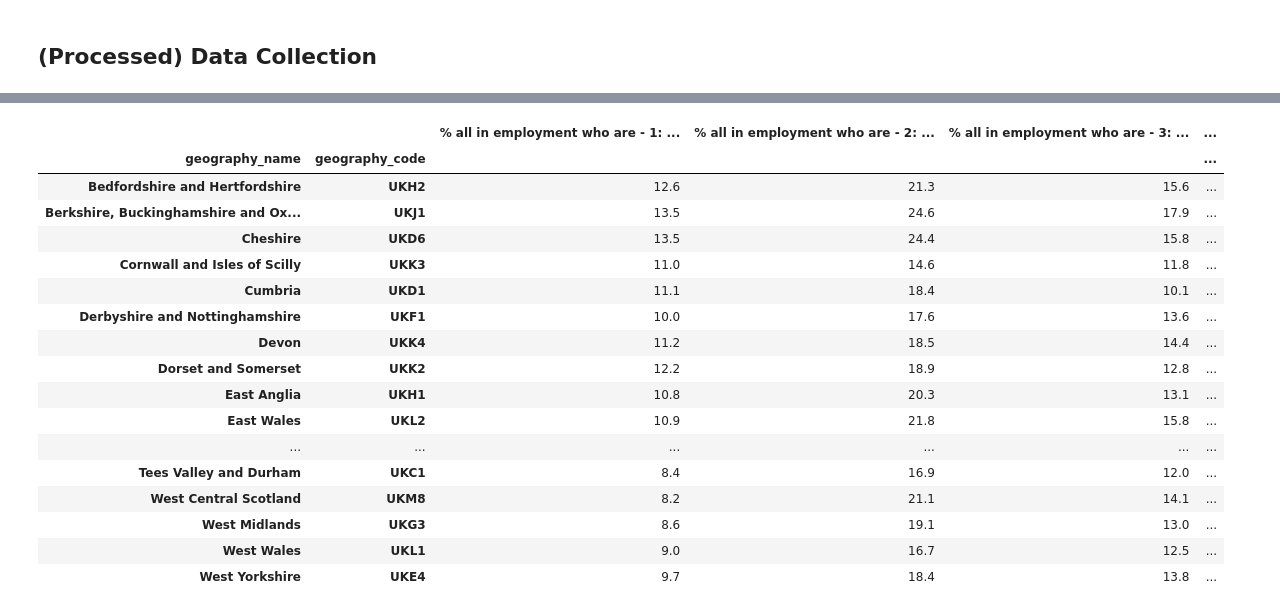
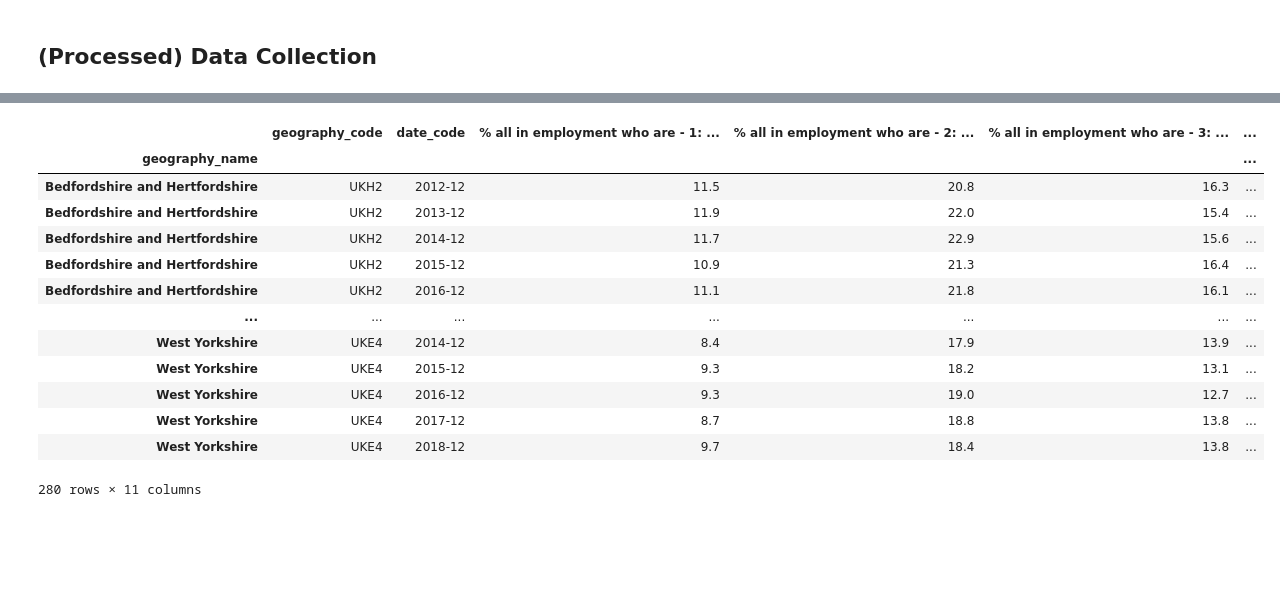
Before and after one commit to nestauk/beis-indicators, a Jupyter notebook: notebooks/dev/03_ao_aps_data.ipynb, the cells around one changed output, grey strips where cells are left out. Saved outputs shown, nothing was run; the diff lists cells and outputs as text; code cells hidden in the pictures; blank space fills up the shorter version.

```diff
--- a/notebooks/dev/03_ao_aps_data.ipynb
+++ b/notebooks/dev/03_ao_aps_data.ipynb
@@ -26,8 +26,8 @@ import matplotlib.pyplot as plt
 # %% [markdown]
 ## (Processed) Data Collection
 # %%
-data_edu = '/mnt/c/Users/aotubusen/Documents/DS Projects/nesta_beis/beis-indicators/data/processed/aps/8_11_2019_aps_tertiary_education_dec_2018_data.csv'
-data_occupations = '/mnt/c/Users/aotubusen/Documents/DS Projects/nesta_beis/beis-indicators/data/processed/aps/8_11_2019_aps_pro_occupations_dec_2018_data.csv'
+data_edu = '/mnt/c/Users/aotubusen/Documents/DS Projects/nesta_beis/beis-indicators/data/processed/aps/11_11_2019_aps_tertiary_education_data.csv'
+data_occupations = '/mnt/c/Users/aotubusen/Documents/DS Projects/nesta_beis/beis-indicators/data/processed/aps/11_11_2019_aps_pro_occupations_data.csv'
 # %%
 df_edu = pd.read_csv(data_edu)
 df_edu.set_index('geography_name', inplace=True)
@@ -67,23 +80,19 @@ df_edu.boxplot()
 # %%
 df_occ = pd.read_csv(data_occupations)
-df_occ.set_index(['geography_name', 'geography_code'], inplace=True)
+df_occ.set_index('geography_name', inplace=True)
 df_occ
 # %% [output]
-|  |  | % all in employment who are - 1: ... | % all in employment who are - 2: ... | % all in employment who are - 3: ... | ... |
-| geography_name | geography_code |  |  |  | ... |
-| Bedfordshire and Hertfordshire | UKH2 | 12.6 | 21.3 | 15.6 | ... |
-| Berkshire, Buckinghamshire and Ox... | UKJ1 | 13.5 | 24.6 | 17.9 | ... |
-| Cheshire | UKD6 | 13.5 | 24.4 | 15.8 | ... |
-| Cornwall and Isles of Scilly | UKK3 | 11.0 | 14.6 | 11.8 | ... |
-| Cumbria | UKD1 | 11.1 | 18.4 | 10.1 | ... |
-| Derbyshire and Nottinghamshire | UKF1 | 10.0 | 17.6 | 13.6 | ... |
-| Devon | UKK4 | 11.2 | 18.5 | 14.4 | ... |
-| Dorset and Somerset | UKK2 | 12.2 | 18.9 | 12.8 | ... |
-| East Anglia | UKH1 | 10.8 | 20.3 | 13.1 | ... |
-| East Wales | UKL2 | 10.9 | 21.8 | 15.8 | ... |
-| ... | ... | ... | ... | ... | ... |
-| Tees Valley and Durham | UKC1 | 8.4 | 16.9 | 12.0 | ... |
-| West Central Scotland | UKM8 | 8.2 | 21.1 | 14.1 | ... |
-| West Midlands | UKG3 | 8.6 | 19.1 | 13.0 | ... |
-| West Wales | UKL1 | 9.0 | 16.7 | 12.5 | ... |
-| West Yorkshire | UKE4 | 9.7 | 18.4 | 13.8 | ... |
+|  | geography_code | date_code | % all in employment who are - 1: ... | % all in employment who are - 2: ... | % all in employment who are - 3: ... | ... |
+| geography_name |  |  |  |  |  | ... |
+| Bedfordshire and Hertfordshire | UKH2 | 2012-12 | 11.5 | 20.8 | 16.3 | ... |
+| Bedfordshire and Hertfordshire | UKH2 | 2013-12 | 11.9 | 22.0 | 15.4 | ... |
+| Bedfordshire and Hertfordshire | UKH2 | 2014-12 | 11.7 | 22.9 | 15.6 | ... |
+| Bedfordshire and Hertfordshire | UKH2 | 2015-12 | 10.9 | 21.3 | 16.4 | ... |
+| Bedfordshire and Hertfordshire | UKH2 | 2016-12 | 11.1 | 21.8 | 16.1 | ... |
+| ... | ... | ... | ... | ... | ... | ... |
+| West Yorkshire | UKE4 | 2014-12 | 8.4 | 17.9 | 13.9 | ... |
+| West Yorkshire | UKE4 | 2015-12 | 9.3 | 18.2 | 13.1 | ... |
+| West Yorkshire | UKE4 | 2016-12 | 9.3 | 19.0 | 12.7 | ... |
+| West Yorkshire | UKE4 | 2017-12 | 8.7 | 18.8 | 13.8 | ... |
+| West Yorkshire | UKE4 | 2018-12 | 9.7 | 18.4 | 13.8 | ... |
+280 rows × 11 columns
```
Also changed, not shown: parts of 8 cells of this notebook, 2 other files.
